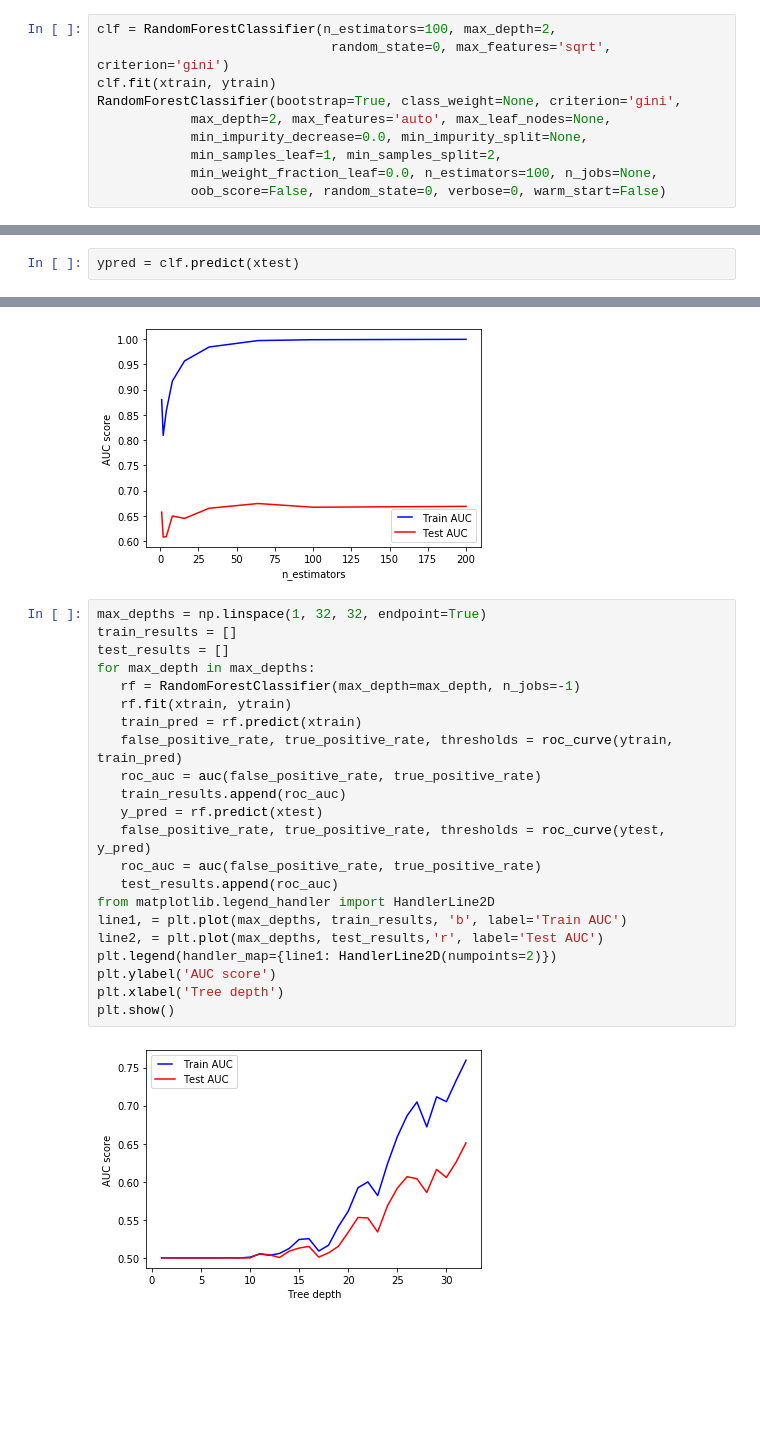
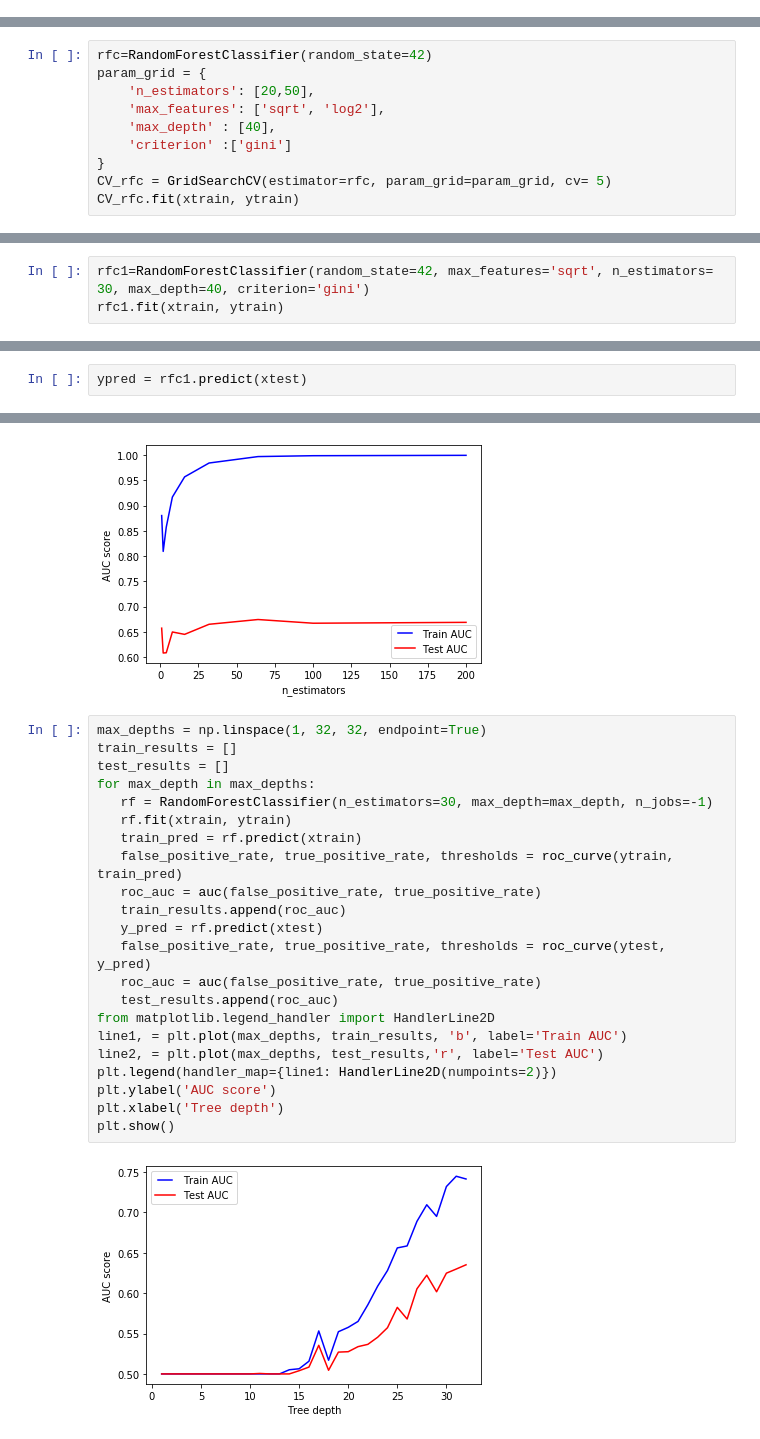
Before and after one commit to ilcarbo/robo_autos, a Jupyter notebook: curados/clasficadortree.ipynb, the cells around one changed output, grey strips where cells are left out. Cells and saved outputs as stored; diff of their text form; blank space fills up the shorter version.

Commit message:
arbol random

```diff
--- a/curados/clasficadortree.ipynb
+++ b/curados/clasficadortree.ipynb
@@ -103,13 +103,3 @@ from sklearn.metrics import accuracy_score
 from sklearn.model_selection import cross_val_score
 from sklearn.metrics import roc_curve, auc
 from sklearn.metrics import confusion_matrix
-# %%
-clf = RandomForestClassifier(n_estimators=100, max_depth=2,
-                              random_state=0, max_features='sqrt', criterion='gini')
-clf.fit(xtrain, ytrain)
-RandomForestClassifier(bootstrap=True, class_weight=None, criterion='gini',
-            max_depth=2, max_features='auto', max_leaf_nodes=None,
-            min_impurity_decrease=0.0, min_impurity_split=None,
-            min_samples_leaf=1, min_samples_split=2,
-            min_weight_fraction_leaf=0.0, n_estimators=100, n_jobs=None,
-            oob_score=False, random_state=0, verbose=0, warm_start=False)
@@ -123,0 +115,10 @@ RandomForestClassifier(bootstrap=True, class_weight=None, criterion='gini',
+# %%
+rfc=RandomForestClassifier(random_state=42)
+param_grid = {
+    'n_estimators': [20,50],
+    'max_features': ['sqrt', 'log2'],
+    'max_depth' : [40],
+    'criterion' :['gini']
+}
+CV_rfc = GridSearchCV(estimator=rfc, param_grid=param_grid, cv= 5)
+CV_rfc.fit(xtrain, ytrain)
@@ -123,0 +152,3 @@ RandomForestClassifier(bootstrap=True, class_weight=None, criterion='gini',
+# %%
+rfc1=RandomForestClassifier(random_state=42, max_features='sqrt', n_estimators= 30, max_depth=40, criterion='gini')
+rfc1.fit(xtrain, ytrain)
@@ -124,2 +163,2 @@ RandomForestClassifier(bootstrap=True, class_weight=None, criterion='gini',
 # %%
-ypred = clf.predict(xtest)
+ypred = rfc1.predict(xtest)
@@ -176,27 +224,27 @@ plt.show()
 # %%
 max_depths = np.linspace(1, 32, 32, endpoint=True)
 train_results = []
 test_results = []
 for max_depth in max_depths:
-   rf = RandomForestClassifier(max_depth=max_depth, n_jobs=-1)
+   rf = RandomForestClassifier(n_estimators=30, max_depth=max_depth, n_jobs=-1)
    rf.fit(xtrain, ytrain)
    train_pred = rf.predict(xtrain)
    false_positive_rate, true_positive_rate, thresholds = roc_curve(ytrain, train_pred)
    roc_auc = auc(false_positive_rate, true_positive_rate)
    train_results.append(roc_auc)
    y_pred = rf.predict(xtest)
    false_positive_rate, true_positive_rate, thresholds = roc_curve(ytest, y_pred)
    roc_auc = auc(false_positive_rate, true_positive_rate)
    test_results.append(roc_auc)
 from matplotlib.legend_handler import HandlerLine2D
 line1, = plt.plot(max_depths, train_results, 'b', label='Train AUC')
 line2, = plt.plot(max_depths, test_results,'r', label='Test AUC')
 plt.legend(handler_map={line1: HandlerLine2D(numpoints=2)})
 plt.ylabel('AUC score')
 plt.xlabel('Tree depth')
 plt.show()
 # %% [output]
-[figure, old version]
+[figure, new version]
 # %%
 min_samples_splits = np.linspace(0.1, 1.0, 10, endpoint=True)
 train_results = []
```
Also changed, not shown: parts of 18 cells of this notebook.
